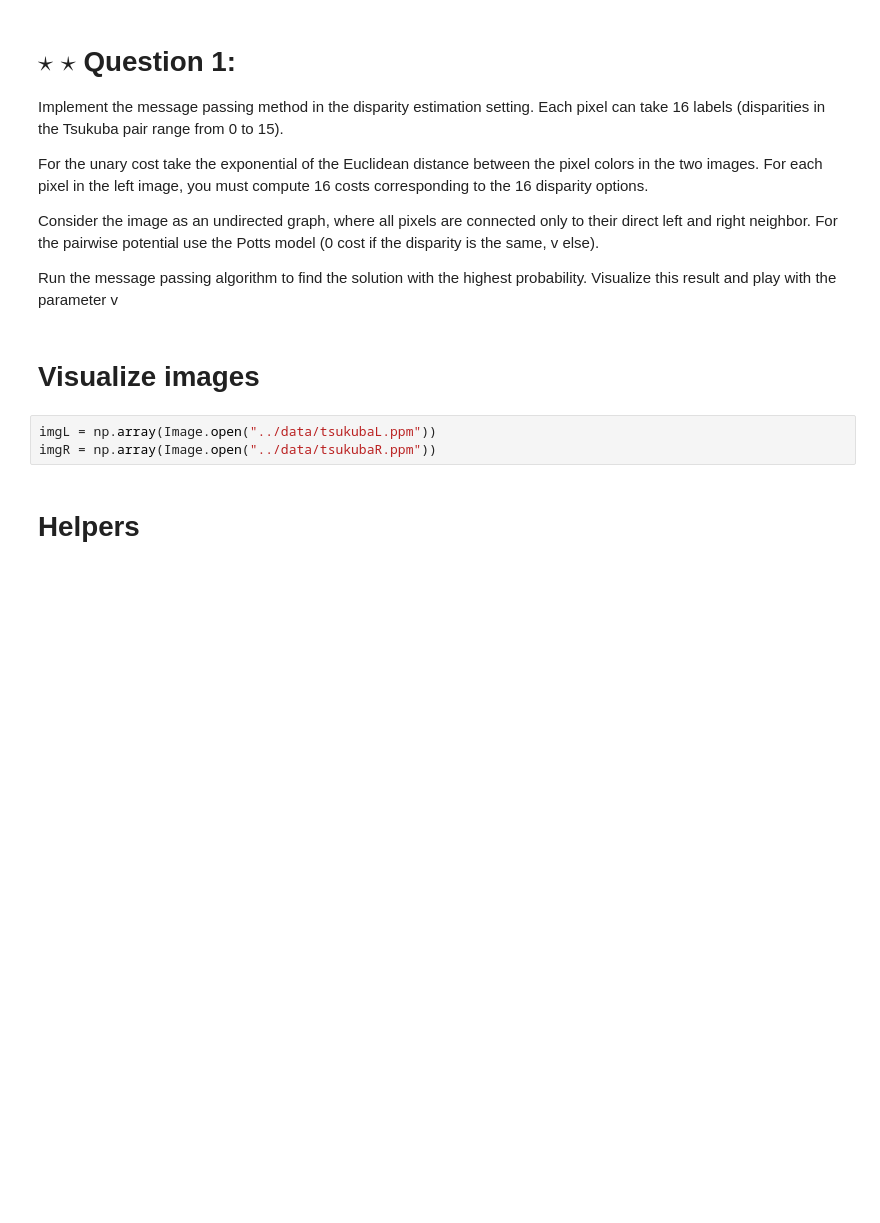
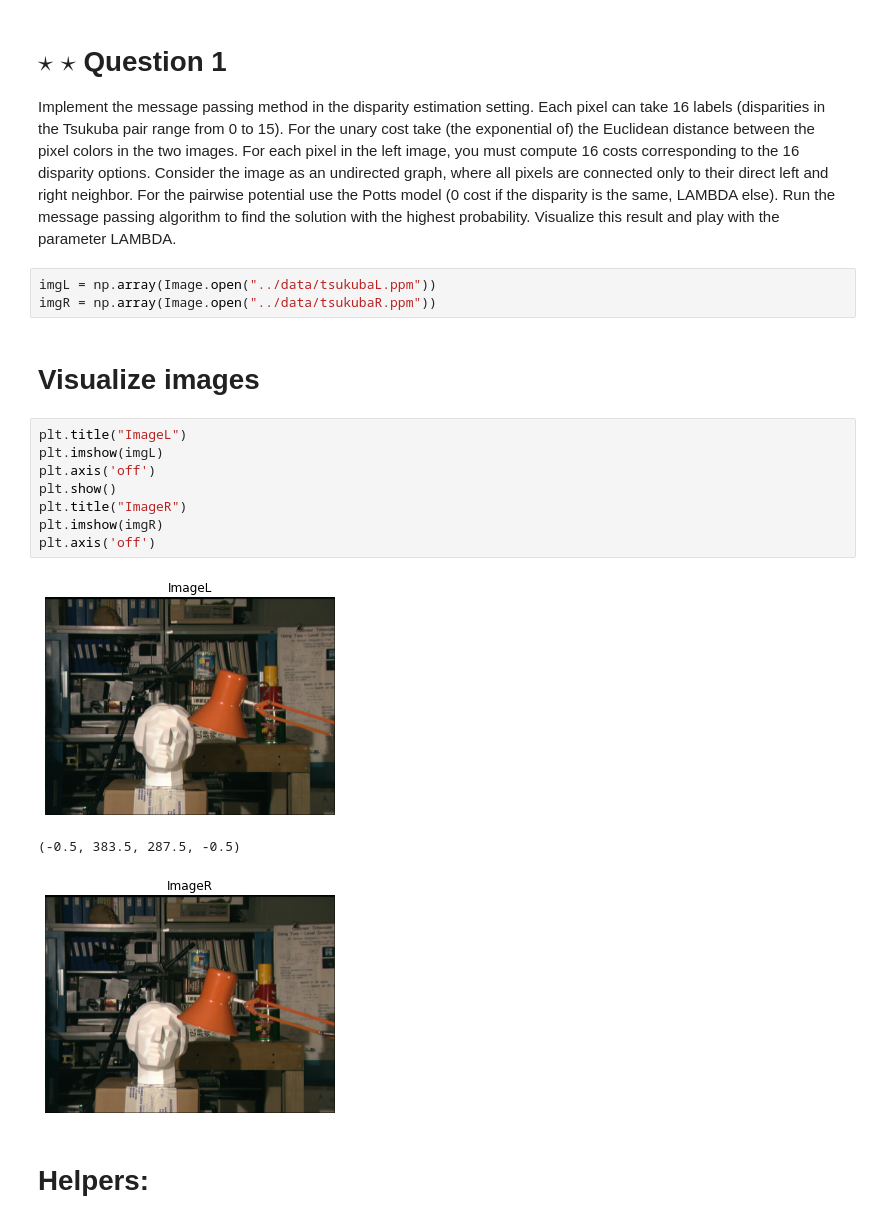
Before and after one commit to tintindas/spr-exercises, a Jupyter notebook: templates/ex10.ipynb, the cells around one changed output. Drawn from its saved outputs; the diff is of its cells as text; blank space fills up the shorter version.

```diff
--- a/templates/ex10.ipynb
+++ b/templates/ex10.ipynb
@@ -5,17 +8,24 @@ from PIL import Image
 # %% [markdown]
-# $\star$ $\star$ Question 1:
+# $\star$ $\star$  Question 1
 Implement the message passing method in the disparity estimation setting. Each pixel can take 16 labels (disparities in the Tsukuba pair range from 0 to 15).
-
-
-For the unary cost take the exponential of the Euclidean distance between the pixel colors in the two images. For each pixel in the left image, you must compute 16 costs corresponding to the 16 disparity options.
-
-Consider the image as an undirected graph, where all pixels are connected only to their direct left and right neighbor. For the pairwise potential use the Potts model (0 cost if the disparity is the same, v else).
-
-Run the message passing algorithm to find the solution with the highest probability. Visualize this result and play with the parameter v
+For the unary cost take (the exponential of) the Euclidean distance between the pixel colors in the two images. For each pixel in the left image, you must compute 16 costs corresponding to the 16 disparity options.
+Consider the image as an undirected graph, where all pixels are connected only to their direct left and right neighbor. For the pairwise potential use the Potts model (0 cost if the disparity is the same, LAMBDA else). Run the message passing algorithm to find the solution with the highest probability. Visualize this result and play with the parameter LAMBDA.
+# %%
+imgL = np.array(Image.open("../data/tsukubaL.ppm"))
+imgR = np.array(Image.open("../data/tsukubaR.ppm"))
 # %% [markdown]
 # Visualize images
-# %%
-imgL = np.array(Image.open("../data/tsukubaL.ppm"))
-imgR = np.array(Image.open("../data/tsukubaR.ppm"))
+# %%
+plt.title("ImageL")
+plt.imshow(imgL)
+plt.axis('off')
+plt.show()
+plt.title("ImageR")
+plt.imshow(imgR)
+plt.axis('off')
+# %% [output]
+[figure, added]
+(-0.5, 383.5, 287.5, -0.5)
+[figure, added]
 # %% [markdown]
-# Helpers
+# Helpers:
```
Also changed, not shown: parts of 9 cells of this notebook.
